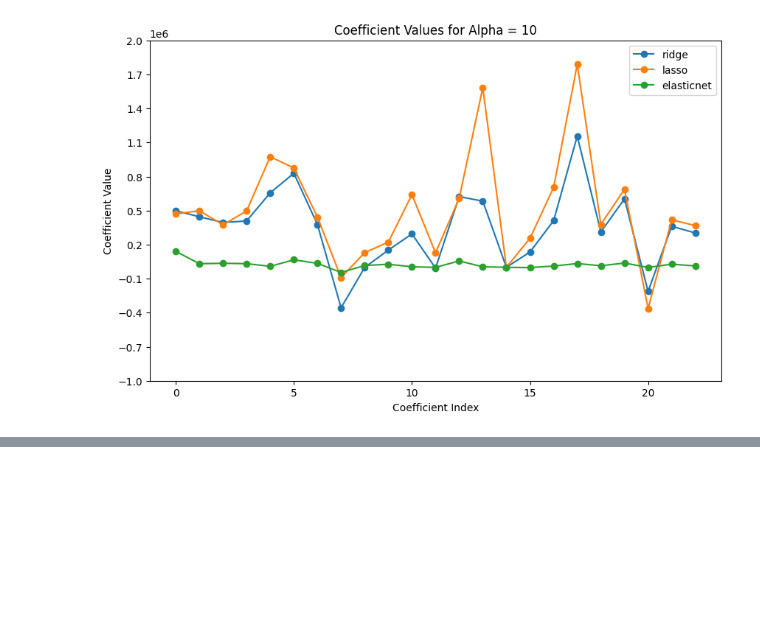
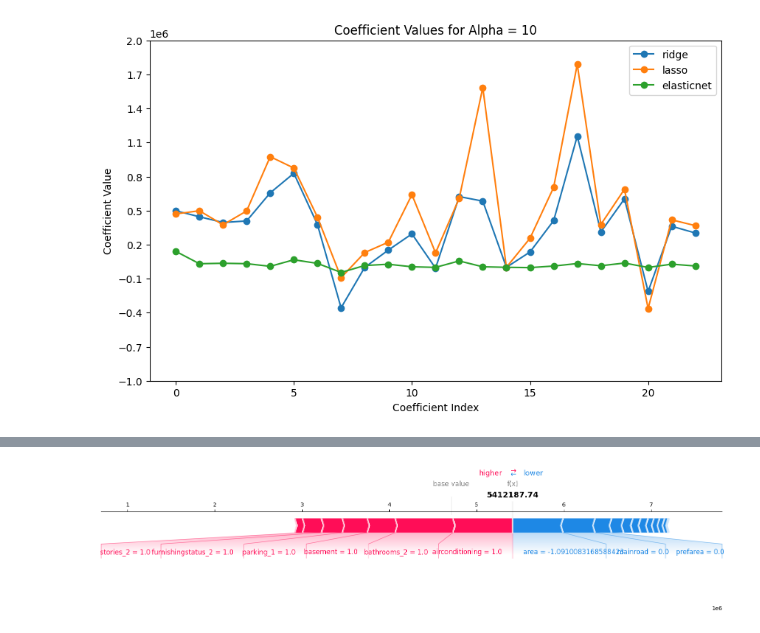
Before and after one commit to Silvano315/Prediction-model-for-a-real-estate-market, a Jupyter notebook: prediction_model.ipynb, the cells around one changed output, grey strips where cells are left out. Drawn from its saved outputs; the diff is of its cells as text; code cells hidden in the pictures; blank space fills up the shorter version.

```diff
--- a/prediction_model.ipynb
+++ b/prediction_model.ipynb
@@ -486,0 +545,9 @@ results_viz.plot_coefficients_vs_alpha(X_train_scaled, y_train, X_test_scaled, y
+# %%
+# Force Plot with Shapley values for a local explanation
+
+house_index = 20
+model_type = 'ridge'
+
+models.plot_shap_force_plot(res, model_type, house_index)
+# %% [output]
+[figure, added]
```
Also changed, not shown: parts of 5 cells of this notebook.
